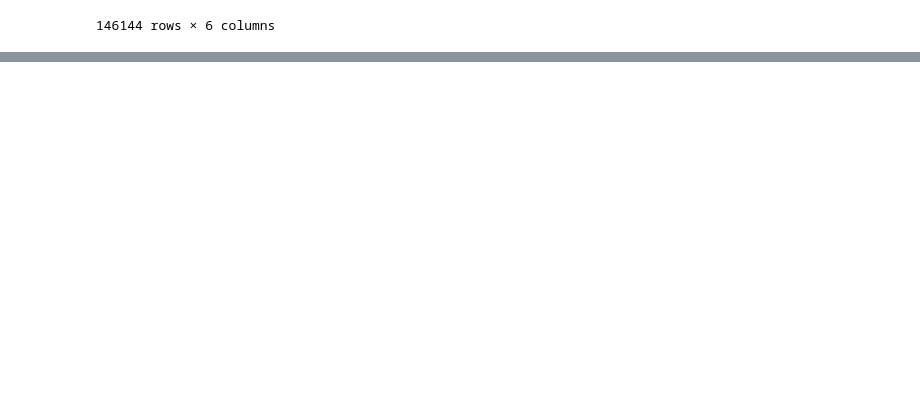
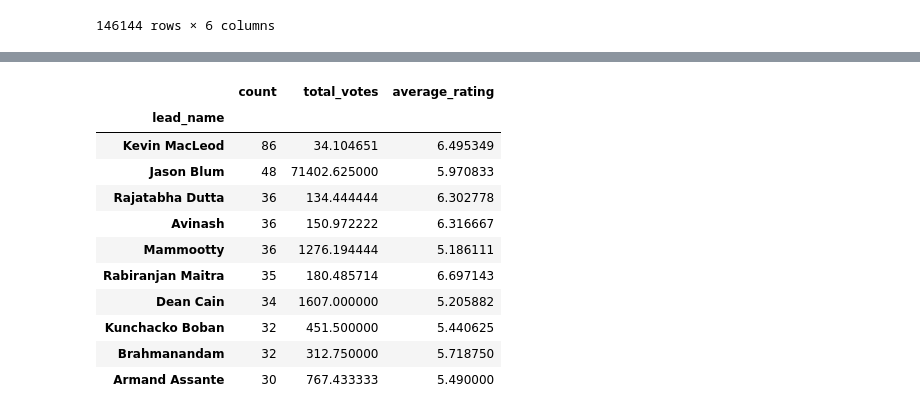
Before and after one commit to AwuorJ/dsc-phase-1-project-v2-3, a Jupyter notebook: student.ipynb, the cells around one changed output, grey strips where cells are left out. Drawn from its saved outputs; the diff is of its cells as text; code cells hidden in the pictures; blank space fills up the shorter version.

```diff
--- a/student.ipynb
+++ b/student.ipynb
@@ -413,0 +587,4 @@ df7 =
+# %%
+popular_names = df5['lead_name'].value_counts().head(10)
+pn_df = pd.DataFrame(popular_names)
+pn_df
@@ -413,0 +604,8 @@ df7 =
+# %%
+popular_names_df = df5[df5['lead_name'].isin(popular_names.index)]
+
+mean_average_rating = popular_names_df.groupby('lead_name')['average_rating'].mean()
+mean_total_votes = popular_names_df.groupby('lead_name')['total_votes'].mean()
+
+mtv_df = pd.DataFrame(mean_total_votes)
+mtv_df
@@ -413,0 +625,3 @@ df7 =
+# %%
+mar_df = pd.DataFrame(mean_average_rating)
+mar_df
@@ -413,0 +641,18 @@ df7 =
+# %%
+popular_names_df = pd.merge(pn_df[['count']], mtv_df, on = 'lead_name', how = 'inner')
+popular_names_df1 = pd.merge(popular_names_df, mar_df, on = 'lead_name', how = 'inner')
+
+popular_names_df1
+# %% [output]
+|  | count | total_votes | average_rating |
+| lead_name |  |  |  |
+| Kevin MacLeod | 86 | 34.104651 | 6.495349 |
+| Jason Blum | 48 | 71402.625000 | 5.970833 |
+| Rajatabha Dutta | 36 | 134.444444 | 6.302778 |
+| Avinash | 36 | 150.972222 | 6.316667 |
+| Mammootty | 36 | 1276.194444 | 5.186111 |
+| Rabiranjan Maitra | 35 | 180.485714 | 6.697143 |
+| Dean Cain | 34 | 1607.000000 | 5.205882 |
+| Kunchacko Boban | 32 | 451.500000 | 5.440625 |
+| Brahmanandam | 32 | 312.750000 | 5.718750 |
+| Armand Assante | 30 | 767.433333 | 5.490000 |
```
Also changed, not shown: parts of 27 cells of this notebook.
